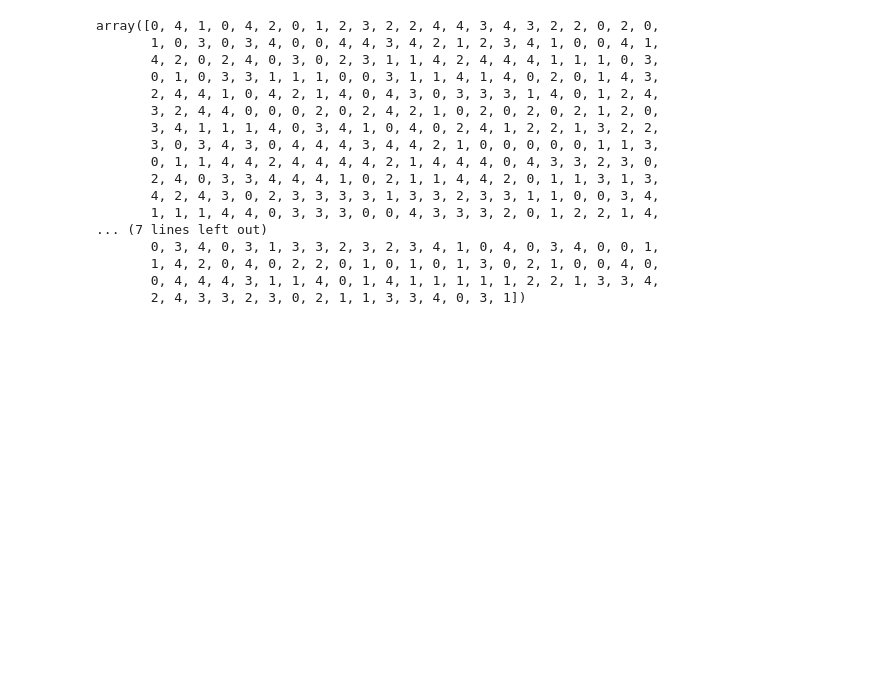
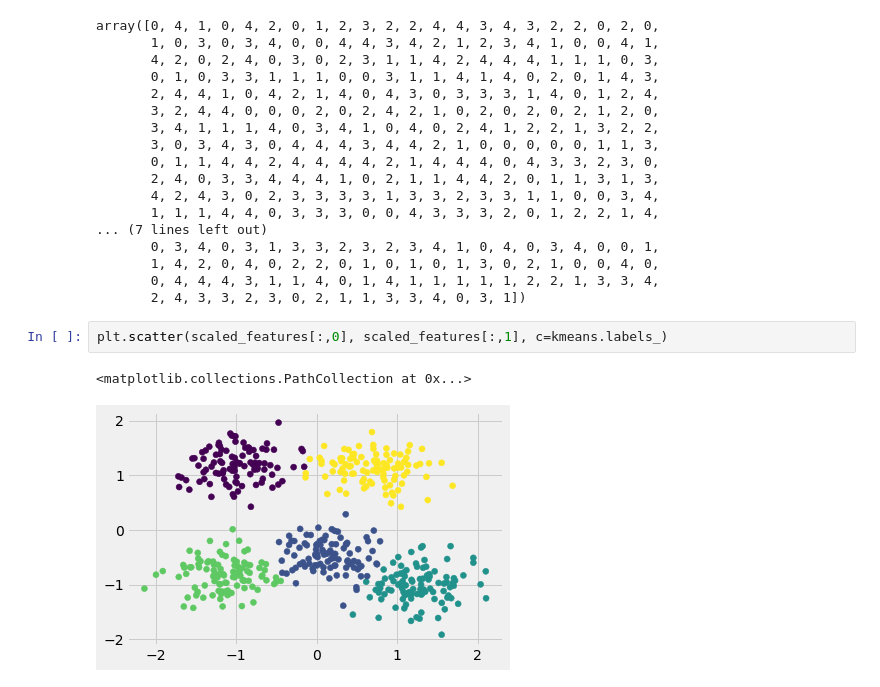
Before and after one commit to Mhtag/tutorials, a Jupyter notebook: machine_learning/kmeansclustering/Untitled.ipynb, the cells around one changed output. Saved outputs shown, nothing was run; the diff lists cells and outputs as text; blank space fills up the shorter version.

```diff
--- a/machine_learning/kmeansclustering/Untitled.ipynb
+++ b/machine_learning/kmeansclustering/Untitled.ipynb
@@ -391,3 +399,8 @@ array([0, 4, 1, 0, 4, 2, 0, 1, 2, 3, 2, 2, 4, 4, 3, 4, 3, 2, 2, 0, 2, 0,
        1, 4, 2, 0, 4, 0, 2, 2, 0, 1, 0, 1, 0, 1, 3, 0, 2, 1, 0, 0, 4, 0,
        0, 4, 4, 4, 3, 1, 1, 4, 0, 1, 4, 1, 1, 1, 1, 1, 2, 2, 1, 3, 3, 4,
        2, 4, 3, 3, 2, 3, 0, 2, 1, 1, 3, 3, 4, 0, 3, 1])
+# %%
+plt.scatter(scaled_features[:,0], scaled_features[:,1], c=kmeans.labels_)
+# %% [output]
+<matplotlib.collections.PathCollection at 0x...>
+[figure, added]
```
Also changed, not shown: parts of 5 cells of this notebook, 1 other file.
